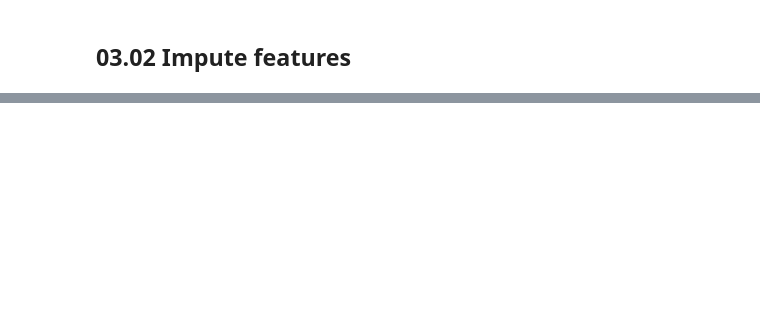
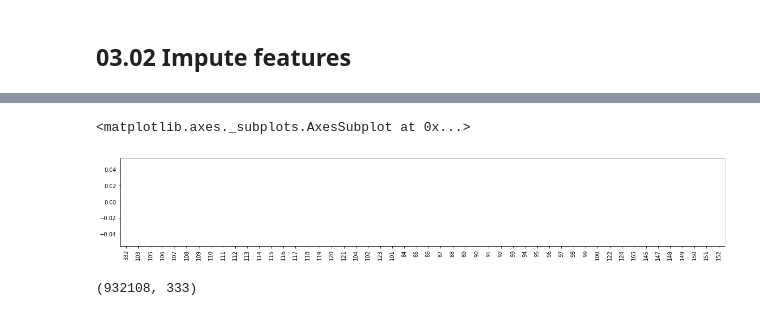
Before and after one commit to vaxherra/Arvato-Customer-Segmentation, a Jupyter notebook: EDA/03_Concatenate.ipynb, the cells around one changed output, grey strips where cells are left out. Drawn from its saved outputs; the diff is of its cells as text; code cells hidden in the pictures; blank space fills up the shorter version.

```diff
--- a/EDA/03_Concatenate.ipynb
+++ b/EDA/03_Concatenate.ipynb
@@ -394,0 +612,11 @@ for feature in enumerate(str_features):
+# %%
+from sklearn.impute import SimpleImputer
+imputer = SimpleImputer(strategy= 'most_frequent')
+
+joint_dataset_imputed_df2 = pd.DataFrame(imputer.fit_transform(joint_dataset_imputed_df))
+# %%
+%%time
+empty_cells = pd.isnull(joint_dataset_imputed_df2).sum()*100.0/joint_dataset_imputed_df2.shape[0]
+empty_cells = empty_cells.sort_values(ascending=False)
+empty_cells[:50].plot(figsize=(20,3),kind='bar') # bar plot of first 50 most missing features
+# %% [output]
@@ -394,0 +625,2 @@ for feature in enumerate(str_features):
+<matplotlib.axes._subplots.AxesSubplot at 0x...>
+[figure, added]
@@ -394,0 +629,4 @@ for feature in enumerate(str_features):
+# %%
+joint_dataset_imputed_df2.shape
+# %% [output]
+(932108, 333)
```
Also changed, not shown: parts of 36 cells of this notebook.
